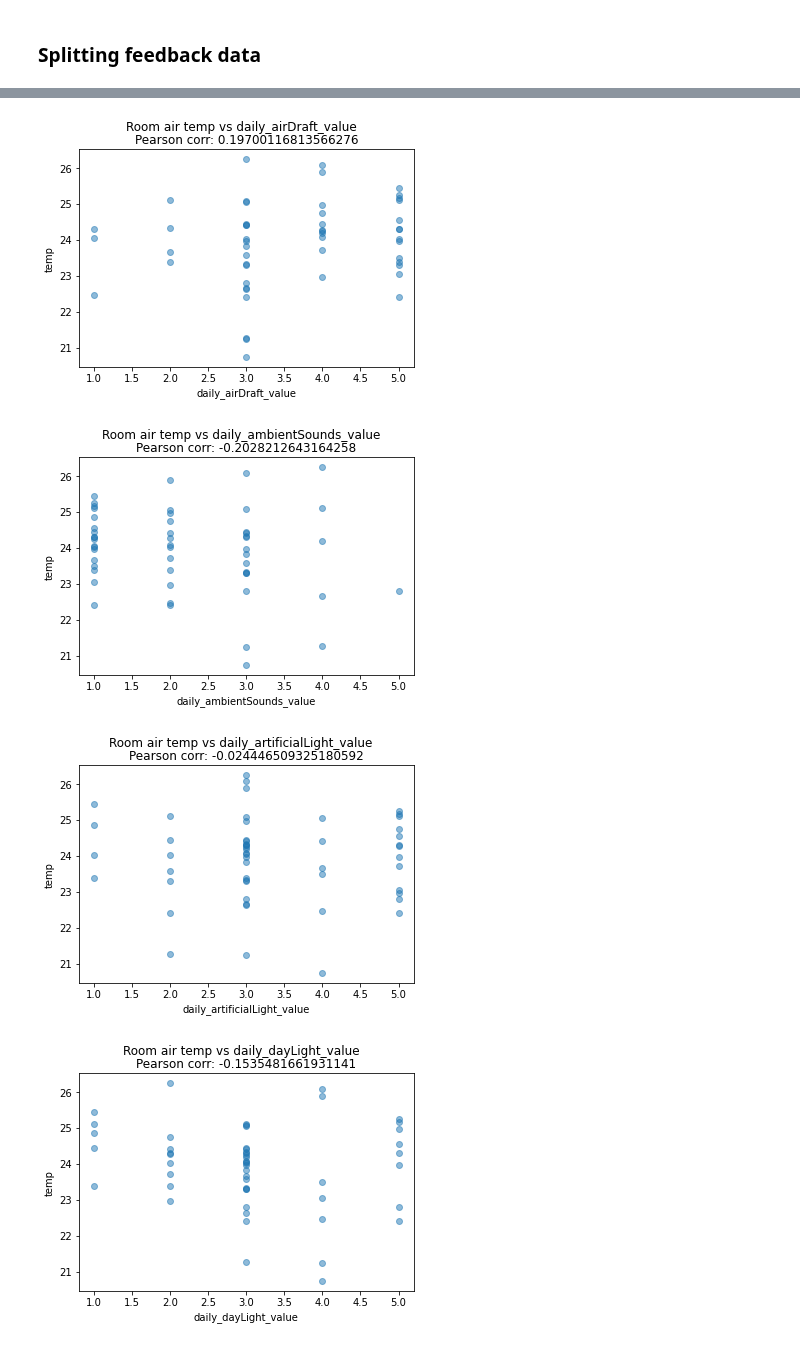
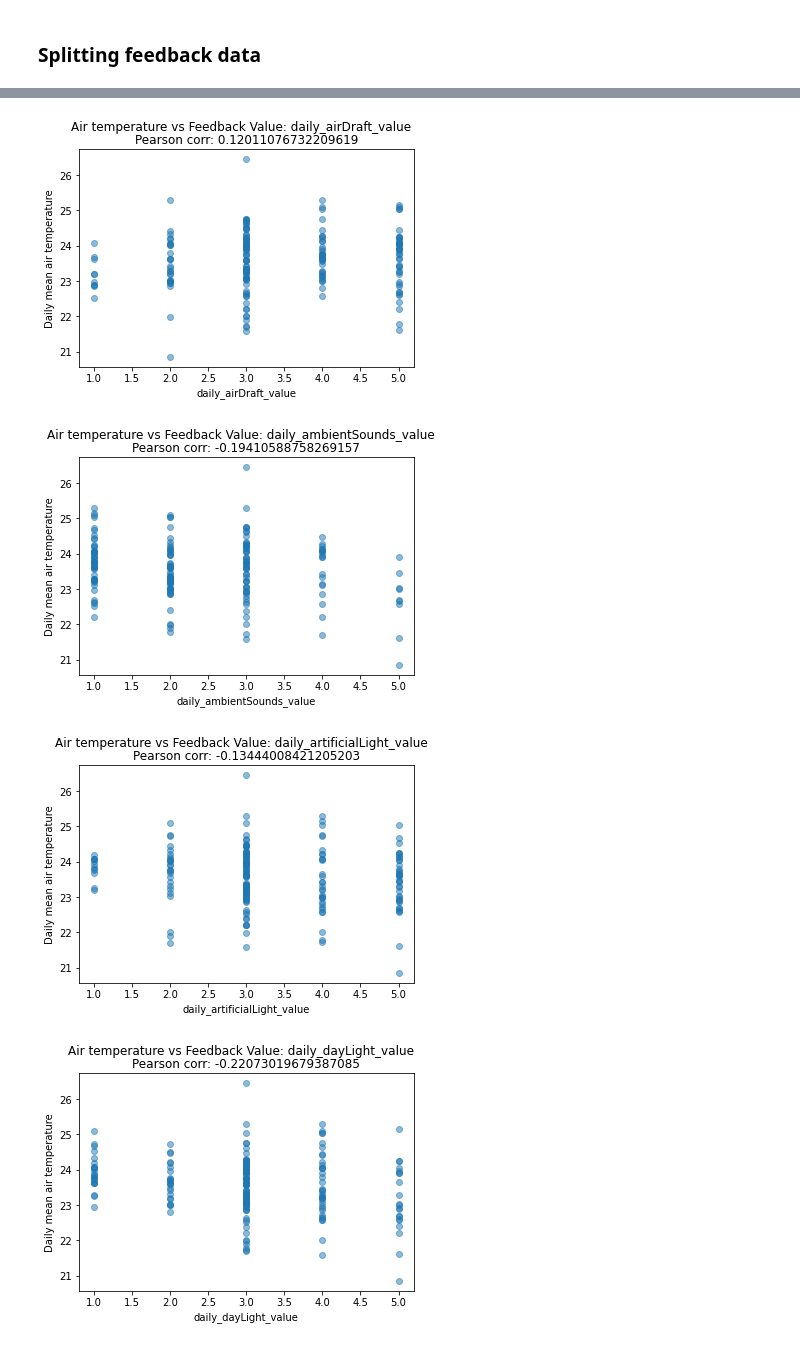
Before and after one commit to tug-cps/SchoolFeedback, a Jupyter notebook: notebooks/trends_data.ipynb, the cells around one changed output, grey strips where cells are left out. Drawn from its saved outputs; the diff is of its cells as text; code cells hidden in the pictures.

```diff
--- a/notebooks/trends_data.ipynb
+++ b/notebooks/trends_data.ipynb
@@ -116 +126,30 @@ Only a small percentage of the data points we have meets the above criteria ther
+# %%
+def date_from_datetime_series(datetime):
+    return datetime.date()
+# %%
+def get_daily_average_value(timestamp,room,type='temp'):
+    """
+    Arguments: time and room from the feedback dataset,
+        type: "temp" or "qual"
+    """
+    #skip rooms for which we don't have files for
+    if room+'_'+type+'_df' not in df_names:
+        #print('No data for room')
+        return np.nan
+
+    #Loading room air data
+    room_data = globals()[room+'_'+type+'_df'].sort_values(by='timestamp')
+
+    #calculating daily average
+    mask = (room_data['timestamp'].apply(date_from_datetime_series) == timestamp.date())
+    room_data = room_data.loc[mask]
+
+
+    #If no value for that day return None
+    if len(room_data['value']) == 0:
+        print("No data for day")
+        return np.nan #no data
+
+    #return mean daily value
+    return room_data['value'].mean()
 # %%
@@ -142,33 +181,34 @@ def get_max_in_past_hour(time,room,type='temp'):
+# %%
+type_dict = {'temp':"temperature",'qual':"quality"}
 # %%
 for type in ['temp','qual']:
 
     #for each feedback type
-    for dataframe in [daily_airDraft_df,daily_ambientSounds_df,daily_artificialLight_df,daily_dayLight_df,daily_smell_df,daily_studentsAdherence_df,daily_studentsFocused_df,daily_studentsIrritated_df,daily_studentsMotivated_df,hourly_airQuality_df,hourly_humidity_df,hourly_indoorClimate_df,hourly_temperature_df]:
+    for dataframe in [daily_airDraft_df,daily_ambientSounds_df,daily_artificialLight_df,daily_dayLight_df,daily_smell_df,daily_studentsAdherence_df,daily_studentsFocused_df,daily_studentsIrritated_df,daily_studentsMotivated_df]:
         #print(dataframe.columns)
         x = dataframe[dataframe.columns[1]] #feedback value
         y = []
 
-        for time, room in zip(dataframe[dataframe.columns[0]],dataframe[dataframe.columns[2]]): #0=timestamp, 2=roomName
+        for timestamp, room in zip(dataframe[dataframe.columns[0]],dataframe[dataframe.columns[2]]): #0=timestamp, 2=roomName
             #max getting room air temp/qual for that room in the past hour
-            y.append(get_max_in_past_hour(time,room,type))
-
-
+            y.append(get_daily_average_value(timestamp,room,type))
 
         plt.figure()
         plt.scatter(x, y, alpha=0.5)
 
-        plt.suptitle("Room air "+type + " vs " + dataframe.columns[1])
+        plt.suptitle("Air "+type_dict[type] + " vs Feedback Value: "+ dataframe.columns[1])
+
 
         #dropping nan values and calculating correlation between x and y
         plt.title("Pearson corr: "+str(pd.DataFrame({"x":x, 'y':y}).dropna().corr(method='pearson')['x']['y']))
 
         plt.xlabel(dataframe.columns[1])
-        plt.ylabel(type)
+        plt.ylabel("Daily mean air "+type_dict[type])
 
         plt.savefig("../plots/room_air_"+type+"/"+dataframe.columns[1]+".png")
         plt.show()
 # %% [output]
-[figure, old version]
+[figure, new version]
-[figure, old version]
+[figure, new version]
-[figure, old version]
+[figure, new version]
-[figure, old version]
+[figure, new version]
```
Also changed, not shown: parts of 5 cells of this notebook, 13 other files.
